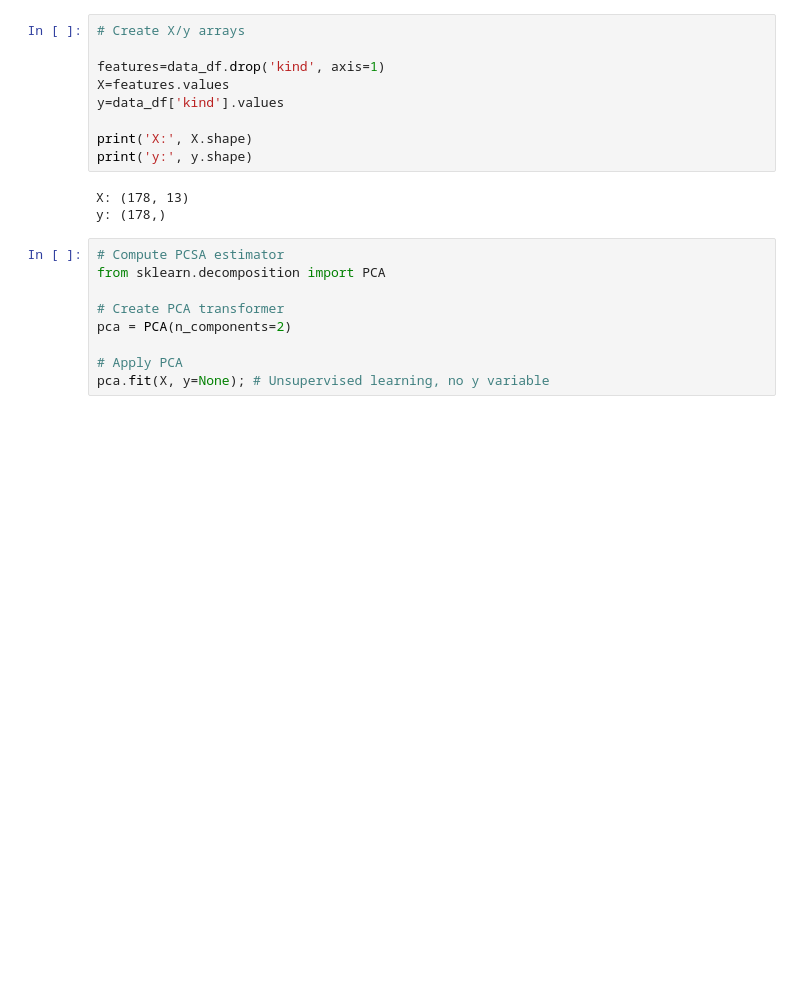
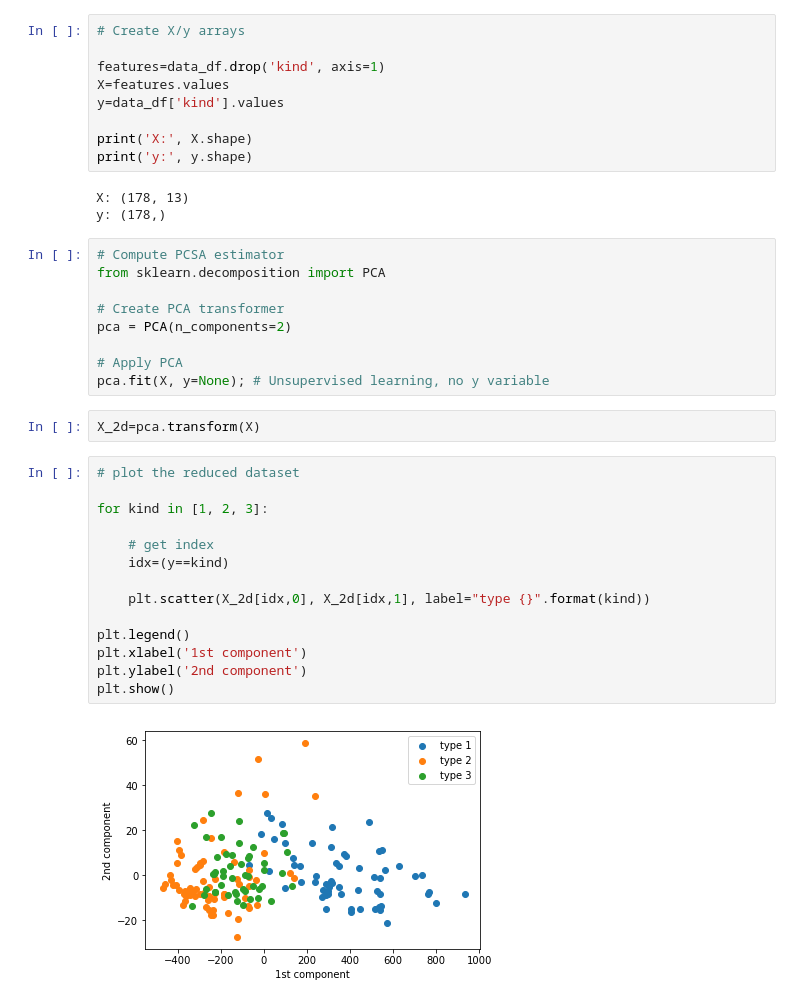
Before and after one commit to xnicolovici/machine_learning, a Jupyter notebook: notebooks/Course No 4/06. Clustering and dimensionality reduction/05. Dimensionality reduction with PCA/Learn.ipynb, the cells around one changed output. Cells and saved outputs as stored; diff of their text form; blank space fills up the shorter version.

```diff
--- a/notebooks/Course No 4/06. Clustering and dimensionality reduction/05. Dimensionality reduction with PCA/Learn.ipynb
+++ b/notebooks/Course No 4/06. Clustering and dimensionality reduction/05. Dimensionality reduction with PCA/Learn.ipynb
@@ -49,3 +49,21 @@ pca = PCA(n_components=2)
 
 # Apply PCA
 pca.fit(X, y=None); # Unsupervised learning, no y variable
+# %%
+X_2d=pca.transform(X)
+# %%
+# plot the reduced dataset
+
+for kind in [1, 2, 3]:
+
+    # get index
+    idx=(y==kind)
+
+    plt.scatter(X_2d[idx,0], X_2d[idx,1], label="type {}".format(kind))
+
+plt.legend()
+plt.xlabel('1st component')
+plt.ylabel('2nd component')
+plt.show()
+# %% [output]
+[figure, added]
```
Also changed, not shown: parts of 12 cells of this notebook, 3 other files.
